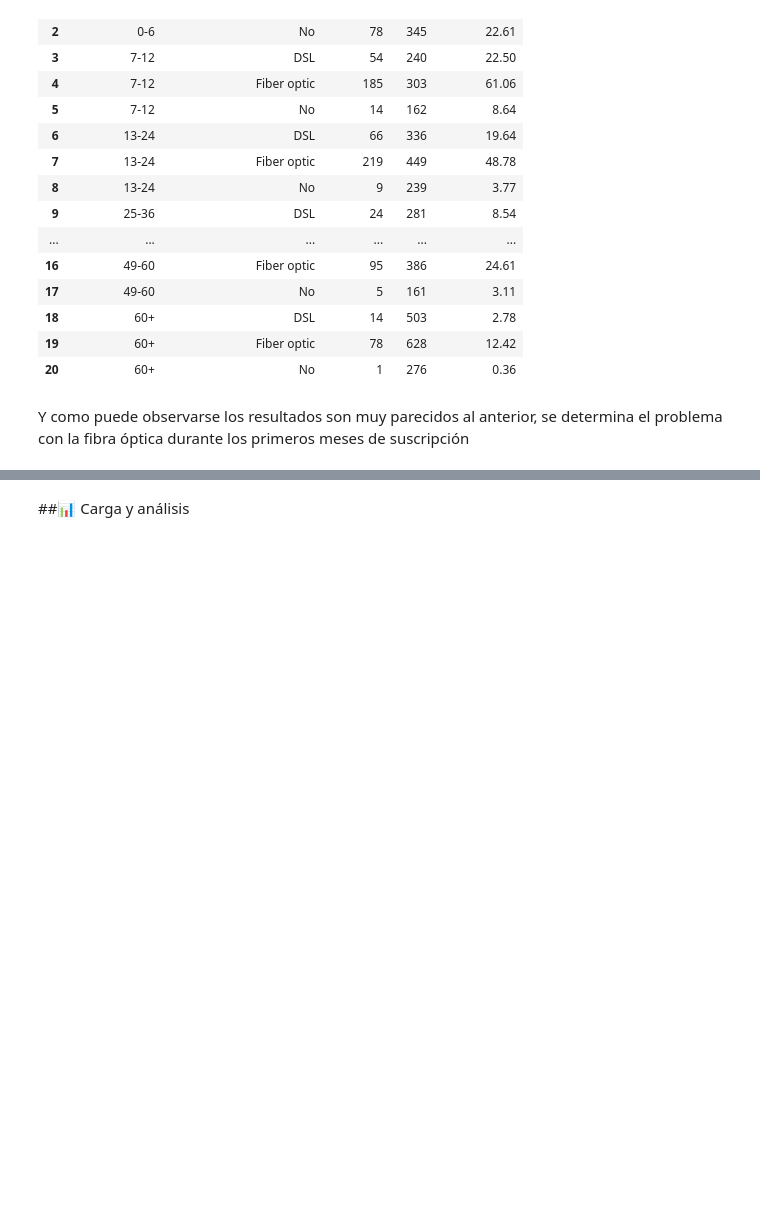
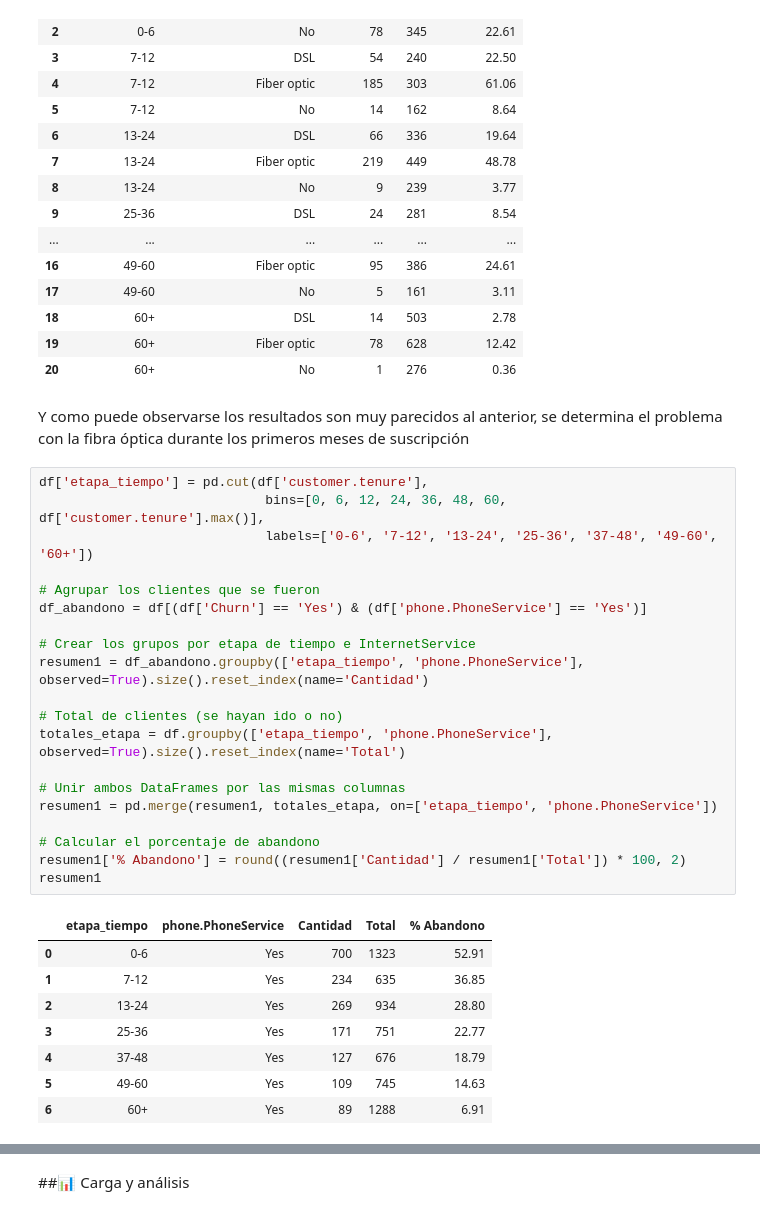
Before and after one commit to Goyo0117970/TelecomX, a Jupyter notebook: TelecomX.ipynb, the cells around one changed output, grey strips where cells are left out. Cells and saved outputs as stored; diff of their text form; blank space fills up the shorter version.

```diff
--- a/TelecomX.ipynb
+++ b/TelecomX.ipynb
@@ -265,3 +274,32 @@ resumen
 | 20 | 60+ | No | 1 | 276 | 0.36 |
 # %% [markdown]
 Y como puede observarse los resultados son muy parecidos al anterior, se determina el problema con la fibra óptica durante los primeros meses de suscripción
+# %%
+df['etapa_tiempo'] = pd.cut(df['customer.tenure'],
+                             bins=[0, 6, 12, 24, 36, 48, 60, df['customer.tenure'].max()],
+                             labels=['0-6', '7-12', '13-24', '25-36', '37-48', '49-60', '60+'])
+
+# Agrupar los clientes que se fueron
+df_abandono = df[(df['Churn'] == 'Yes') & (df['phone.PhoneService'] == 'Yes')]
+
+# Crear los grupos por etapa de tiempo e InternetService
+resumen1 = df_abandono.groupby(['etapa_tiempo', 'phone.PhoneService'], observed=True).size().reset_index(name='Cantidad')
+
+# Total de clientes (se hayan ido o no)
+totales_etapa = df.groupby(['etapa_tiempo', 'phone.PhoneService'], observed=True).size().reset_index(name='Total')
+
+# Unir ambos DataFrames por las mismas columnas
+resumen1 = pd.merge(resumen1, totales_etapa, on=['etapa_tiempo', 'phone.PhoneService'])
+
+# Calcular el porcentaje de abandono
+resumen1['% Abandono'] = round((resumen1['Cantidad'] / resumen1['Total']) * 100, 2)
+resumen1
+# %% [output]
+|  | etapa_tiempo | phone.PhoneService | Cantidad | Total | % Abandono |
+| 0 | 0-6 | Yes | 700 | 1323 | 52.91 |
+| 1 | 7-12 | Yes | 234 | 635 | 36.85 |
+| 2 | 13-24 | Yes | 269 | 934 | 28.80 |
+| 3 | 25-36 | Yes | 171 | 751 | 22.77 |
+| 4 | 37-48 | Yes | 127 | 676 | 18.79 |
+| 5 | 49-60 | Yes | 109 | 745 | 14.63 |
+| 6 | 60+ | Yes | 89 | 1288 | 6.91 |
```
Also changed, not shown: parts of 4 cells of this notebook.
